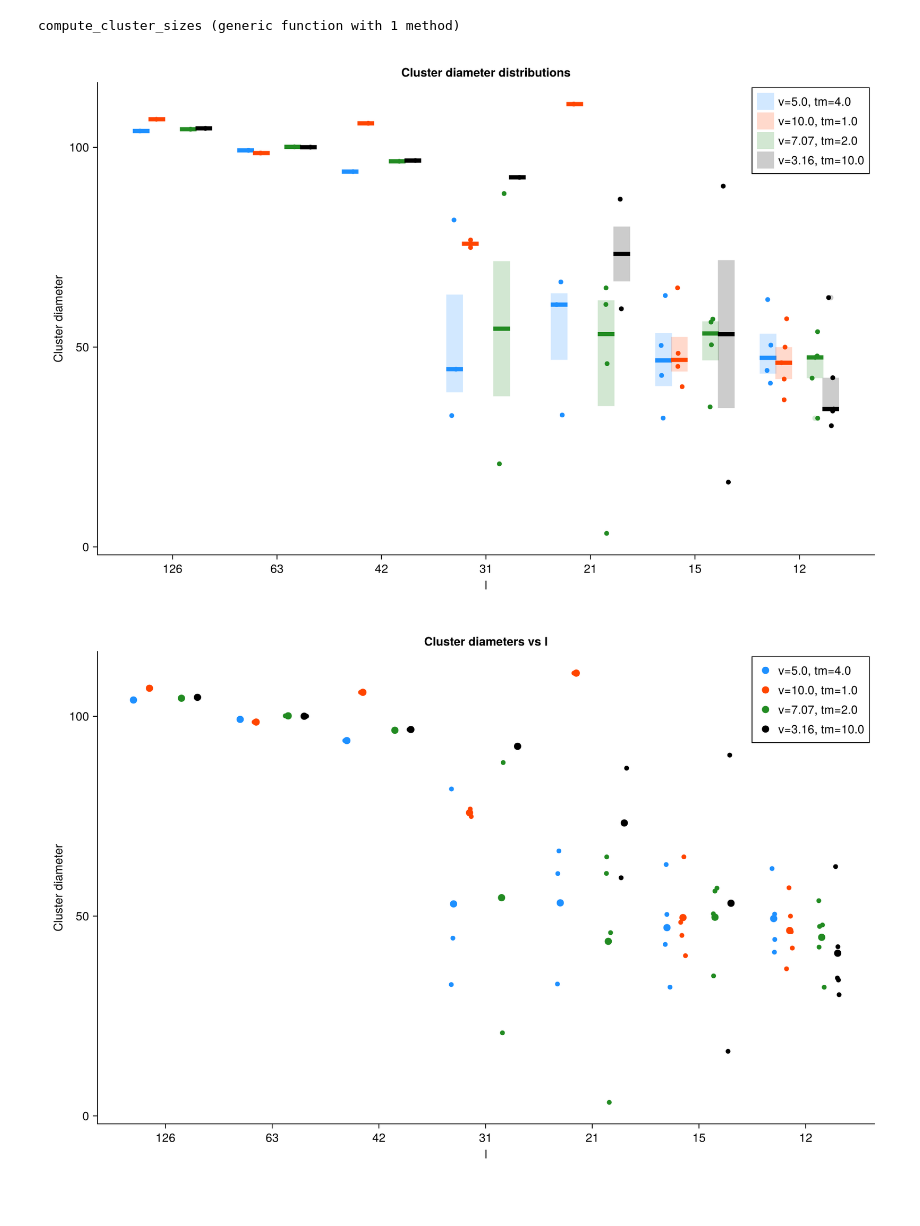
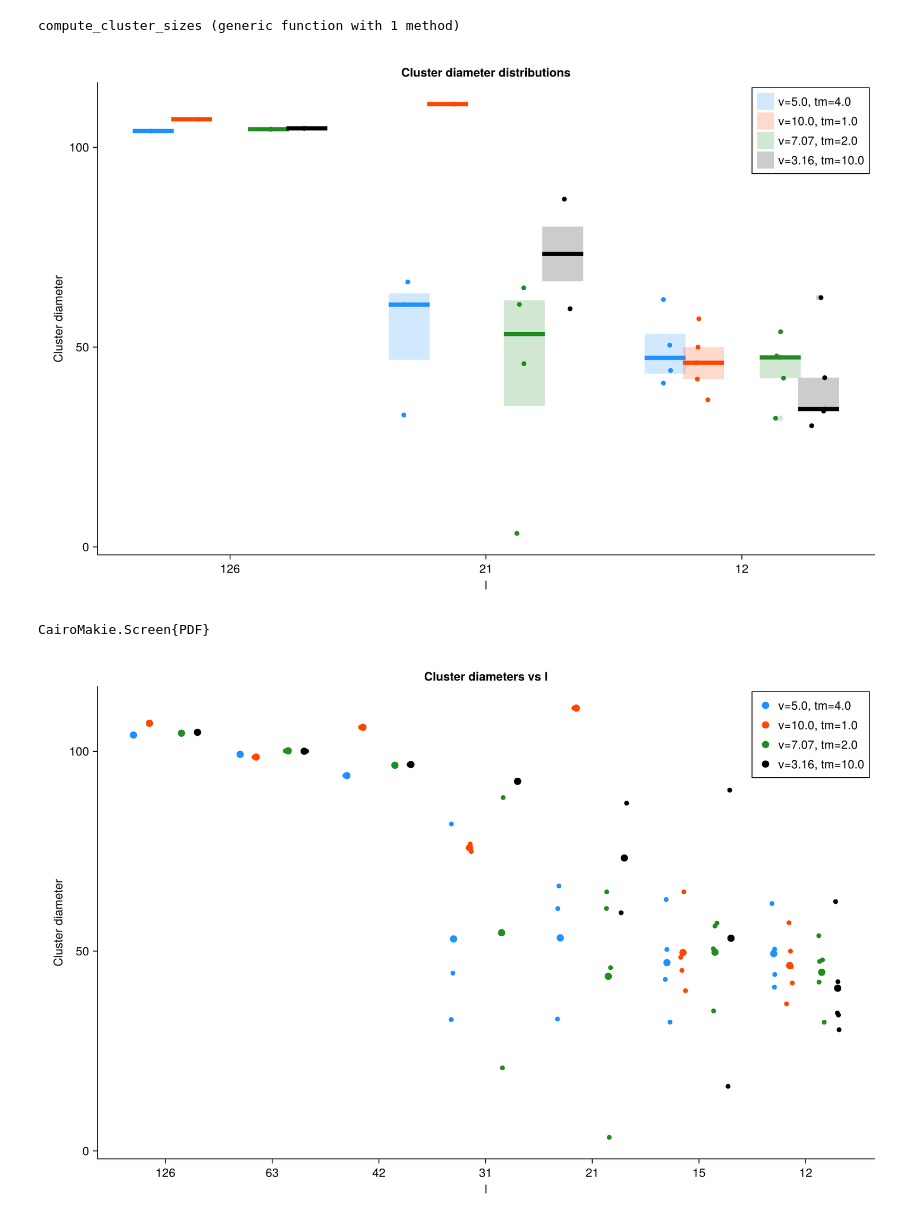
Before and after one commit to jmarib/CellBasedModels.jl, a Jupyter notebook: examples/final_characterization.ipynb, the cells around one changed output. Drawn from its saved outputs; the diff is of its cells as text; code cells hidden in the pictures.

```diff
--- a/examples/final_characterization.ipynb
+++ b/examples/final_characterization.ipynb
@@ -1690,12 +2213,13 @@ class = ["pbc"]
 # end
 # %%
-steps = 100:100:25000
+steps = 100:100:50000
 sizes = length(steps)
 
+# ns = [0.5, 3.0]
 ns = [0.5, 3.0, 8.0]
 classes = ["pbc"]
 
-for (v_idx, v) in enumerate(classes)
+# for (v_idx, v) in enumerate(classes)
 
     fig = Figure(size = (1800, 1200))
 
@@ -1707,8 +2231,8 @@ for (v_idx, v) in enumerate(classes)
     ax6 = CairoMakie.Axis(fig[3,2], title="Crypt colonization over time", xlabel="Time (s)", ylabel="nº agents in")
 
     for l in ns
-        df = dfs_pbc_add[(v, l)]
-
+        # df = dfs_pbc_add[(v, l)]
+        df = dfs_o2_2[(l)]
         t = (1:sizes) .* 10
 
         # Biomass
@@ -1739,8 +2263,8 @@ for (v_idx, v) in enumerate(classes)
     fig[1, 3] = Legend(fig, ax2)
     fig[3, 3] = Legend(fig, ax6)
 
-    save("Plots/Cripts/Next/analysis_pbc_$(v)_all_ns.png", fig)
-end
+    save("Plots/Cripts/Next/analysis_02_all_ns_2.png", fig)
+# end
 # %%
 using CairoMakie
 
@@ -1931,7 +2455,8 @@ using Printf
 # Parameters
 vs  = [5.0, 10.0, 7.07, 3.16]
 tms = [4.0, 1.0, 2.0, 10.0]
-ls  = [126, 63, 42, 31, 21, 15, 12]
+ls  = [126, 21, 12]
+# ls  = [126, 63, 42, 31, 21, 15, 12]
 
 timesteps = [50000]
 
@@ -2067,34 +2592,38 @@ for j in eachindex(vs)
         x = i .+ offsets[j] .+ 0.06 .* (rand(length(diams)) .- 0.5)
 
         # individual cluster diameters
         scatter!(
             ax,
             x,
             diams,
             color = colors[j],
             markersize = 8,
             alpha = 1.0
         )
 
         # mean diameter
         push!(mean_x, i + offsets[j])
         push!(mean_y, mean(diams))
     end
 end
 
 ax.xticks = (1:length(ls), string.(ls))
 
 ax.topspinevisible = false
 ax.rightspinevisible = false
 ax.xgridvisible = false
 ax.ygridvisible = false
 
 axislegend(ax, position = :rt)
 
 fig
 # save("cluster_boxplots.png", fig)
 # %% [output]
-[figure, old version]
+[figure, new version]
+# %%
+save("Plots/Fixed_source_model/Next/cluster_size_box_l_1.pdf", fig)
+# %% [output]
+CairoMakie.Screen{PDF}
 # %%
 using CairoMakie
 using Statistics
```
Also changed, not shown: parts of 11 cells of this notebook, 1 other file.
